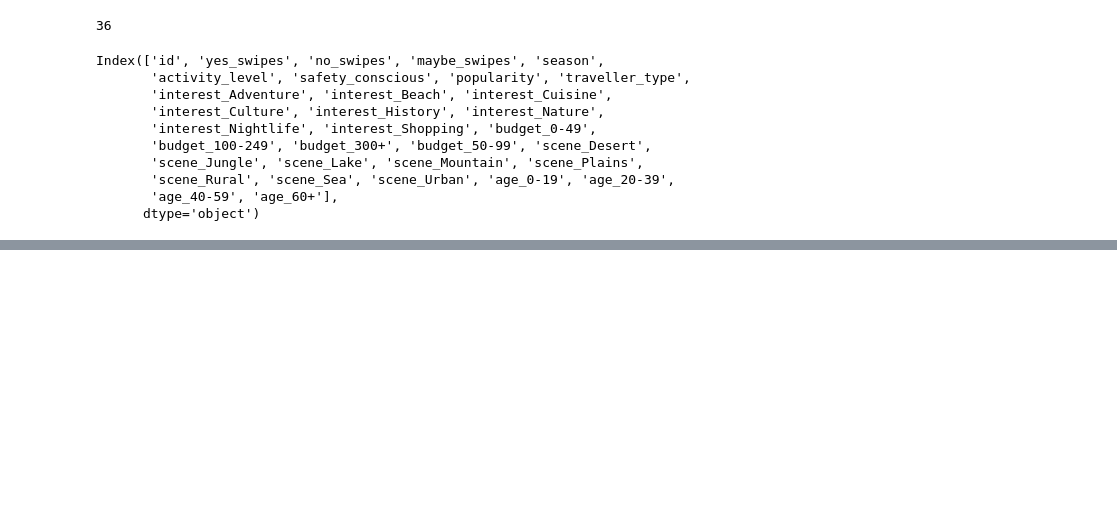
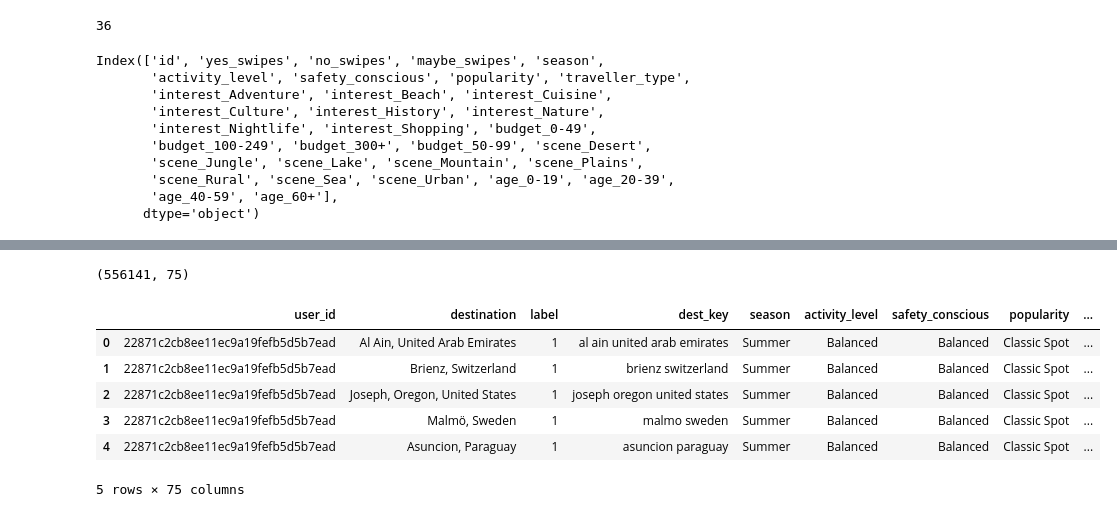
Before and after one commit to tijanatoskovic/Travel-Recommendation, a Jupyter notebook: nn/neural_network.ipynb, the cells around one changed output, grey strips where cells are left out. Drawn from its saved outputs; the diff is of its cells as text; code cells hidden in the pictures; blank space fills up the shorter version.

```diff
--- a/nn/neural_network.ipynb
+++ b/nn/neural_network.ipynb
@@ -198,7 +296,5 @@ Index(['id', 'yes_swipes', 'no_swipes', 'maybe_swipes', 'season',
 # %%
 # Umesto (user, [gradovi]), zelimo (user, grad)
-import pandas as pd
-
 feature_cols = [
     'season',
     'activity_level',
@@ -211,48 +307,49 @@ feature_cols = [
     'interest_Cuisine',
     'interest_Culture',
     'interest_History',
     'interest_Nature',
     'interest_Nightlife',
     'interest_Shopping',
 
     'budget_0-49',
     'budget_50-99',
     'budget_100-249',
     'budget_300+',
 
     'scene_Desert',
     'scene_Jungle',
     'scene_Lake',
     'scene_Mountain',
     'scene_Plains',
     'scene_Rural',
     'scene_Sea',
     'scene_Urban',
 
     'age_0-19',
     'age_20-39',
     'age_40-59',
     'age_60+'
 ]
 
-rows = []
+# User feature frame
+user_feat = df[['id'] + feature_cols].rename(columns={'id':'user_id'}).copy()
 
-for _, row in df.iterrows():
-    user_id = row['id']
-    user_features = row[feature_cols].values.tolist()
+# Destination feature columns (everything except dest_key)
+dest_cols = [c for c in dest_feat.columns if c != 'dest_key']
 
-    for city in row['yes_swipes']:
-        rows.append(
-            [user_id, city, 1] + user_features
-        )
+# Final training table
+train_df = interactions.merge(user_feat, on='user_id', how='left').merge(dest_feat, on='dest_key', how='left')
+train_df = train_df.dropna()
 
-    for city in row['no_swipes']:
-        rows.append(
-            [user_id, city, 0] + user_features
-        )
-
-df_users = pd.DataFrame(
-    rows,
-    columns=['user_id', 'destination', 'label'] + feature_cols
-)
+print(train_df.shape)
+train_df.head()
+# %% [output]
+(556141, 75)
+|  | user_id | destination | label | dest_key | season | activity_level | safety_conscious | popularity | ... |
+| 0 | 22871c2cb8ee11ec9a19fefb5d5b7ead | Al Ain, United Arab Emirates | 1 | al ain united arab emirates | Summer | Balanced | Balanced | Classic Spot | ... |
+| 1 | 22871c2cb8ee11ec9a19fefb5d5b7ead | Brienz, Switzerland | 1 | brienz switzerland | Summer | Balanced | Balanced | Classic Spot | ... |
+| 2 | 22871c2cb8ee11ec9a19fefb5d5b7ead | Joseph, Oregon, United States | 1 | joseph oregon united states | Summer | Balanced | Balanced | Classic Spot | ... |
+| 3 | 22871c2cb8ee11ec9a19fefb5d5b7ead | Malmö, Sweden | 1 | malmo sweden | Summer | Balanced | Balanced | Classic Spot | ... |
+| 4 | 22871c2cb8ee11ec9a19fefb5d5b7ead | Asuncion, Paraguay | 1 | asuncion paraguay | Summer | Balanced | Balanced | Classic Spot | ... |
+5 rows × 75 columns
 # %%
```
Also changed, not shown: parts of 42 cells of this notebook, 1 other file.
